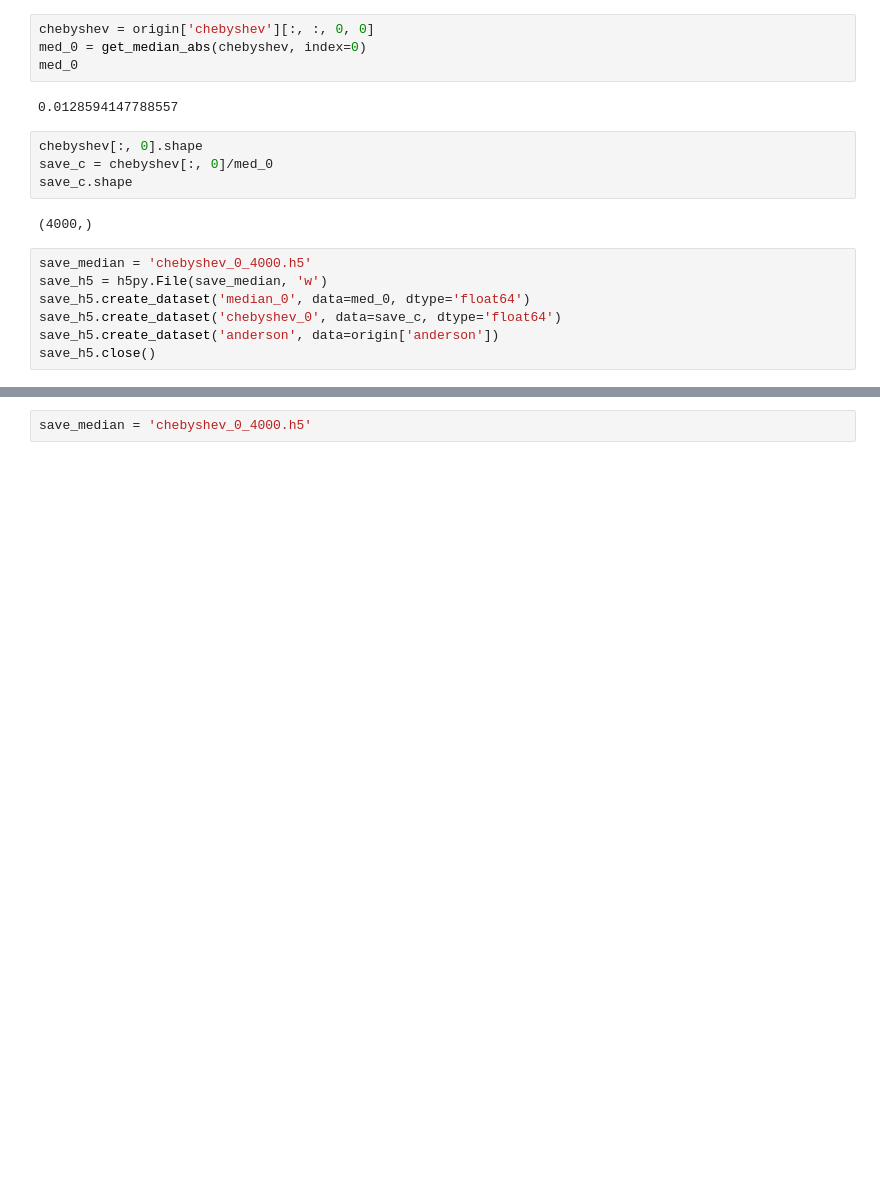
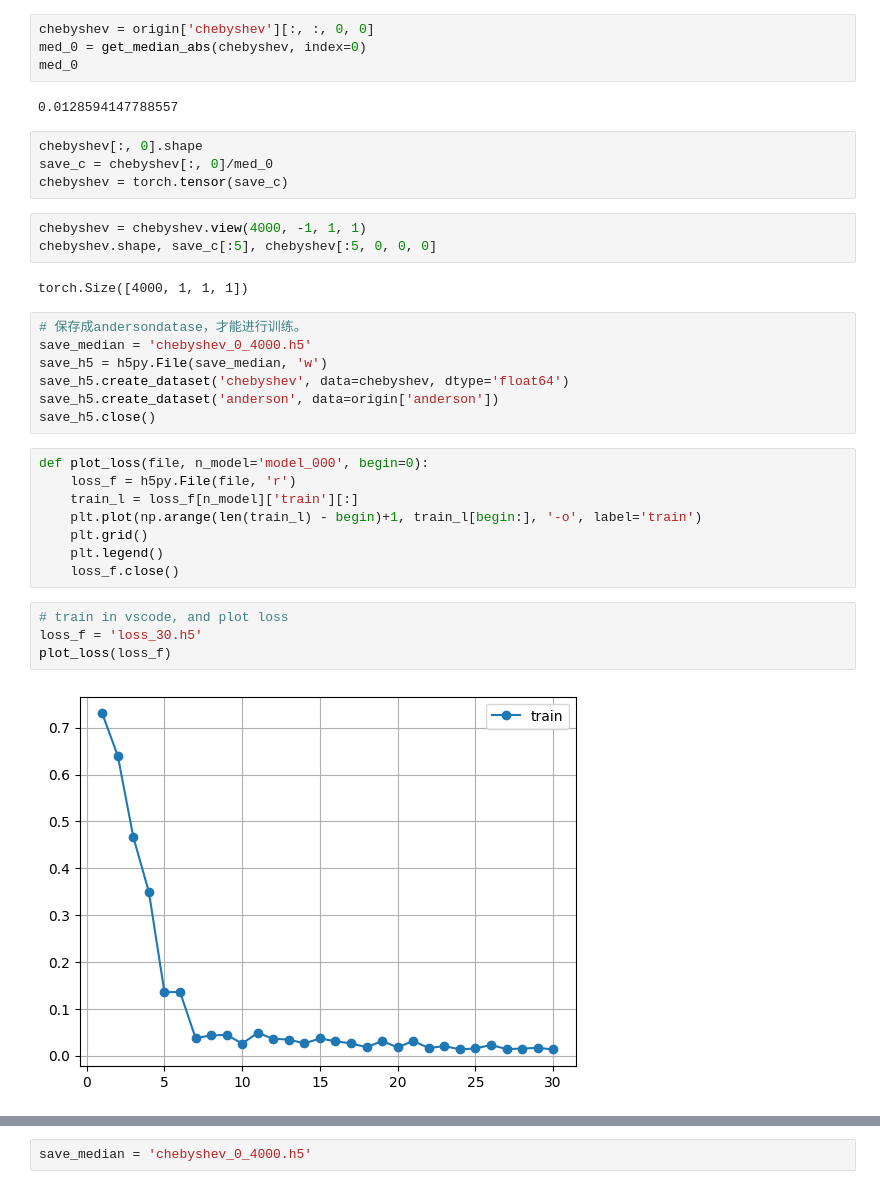
Before and after one commit to Tinrry/anderson, a Jupyter notebook: jupyter/data_normalize-test1.ipynb, the cells around one changed output, grey strips where cells are left out. Saved outputs shown, nothing was run; the diff lists cells and outputs as text; blank space fills up the shorter version.

Commit message:
input origin, chebyshev_0 median

```diff
--- a/jupyter/data_normalize-test1.ipynb
+++ b/jupyter/data_normalize-test1.ipynb
@@ -36,13 +36,30 @@ med_0
 # %%
 chebyshev[:, 0].shape
 save_c = chebyshev[:, 0]/med_0
-save_c.shape
+chebyshev = torch.tensor(save_c)
-# %% [output]
-(4000,)
+# %%
+chebyshev = chebyshev.view(4000, -1, 1, 1)
+chebyshev.shape, save_c[:5], chebyshev[:5, 0, 0, 0]
+# %% [output]
+torch.Size([4000, 1, 1, 1])
 # %%
+# 保存成andersondatase，才能进行训练。
 save_median = 'chebyshev_0_4000.h5'
 save_h5 = h5py.File(save_median, 'w')
-save_h5.create_dataset('median_0', data=med_0, dtype='float64')
-save_h5.create_dataset('chebyshev_0', data=save_c, dtype='float64')
+save_h5.create_dataset('chebyshev', data=chebyshev, dtype='float64')
 save_h5.create_dataset('anderson', data=origin['anderson'])
 save_h5.close()
+# %%
+def plot_loss(file, n_model='model_000', begin=0):
+    loss_f = h5py.File(file, 'r')
+    train_l = loss_f[n_model]['train'][:]
+    plt.plot(np.arange(len(train_l) - begin)+1, train_l[begin:], '-o', label='train')
+    plt.grid()
+    plt.legend()
+    loss_f.close()
+# %%
+# train in vscode, and plot loss
+loss_f = 'loss_30.h5'
+plot_loss(loss_f)
+# %% [output]
+[figure, added]
```
Also changed, not shown: parts of 5 cells of this notebook, 4 other files.
